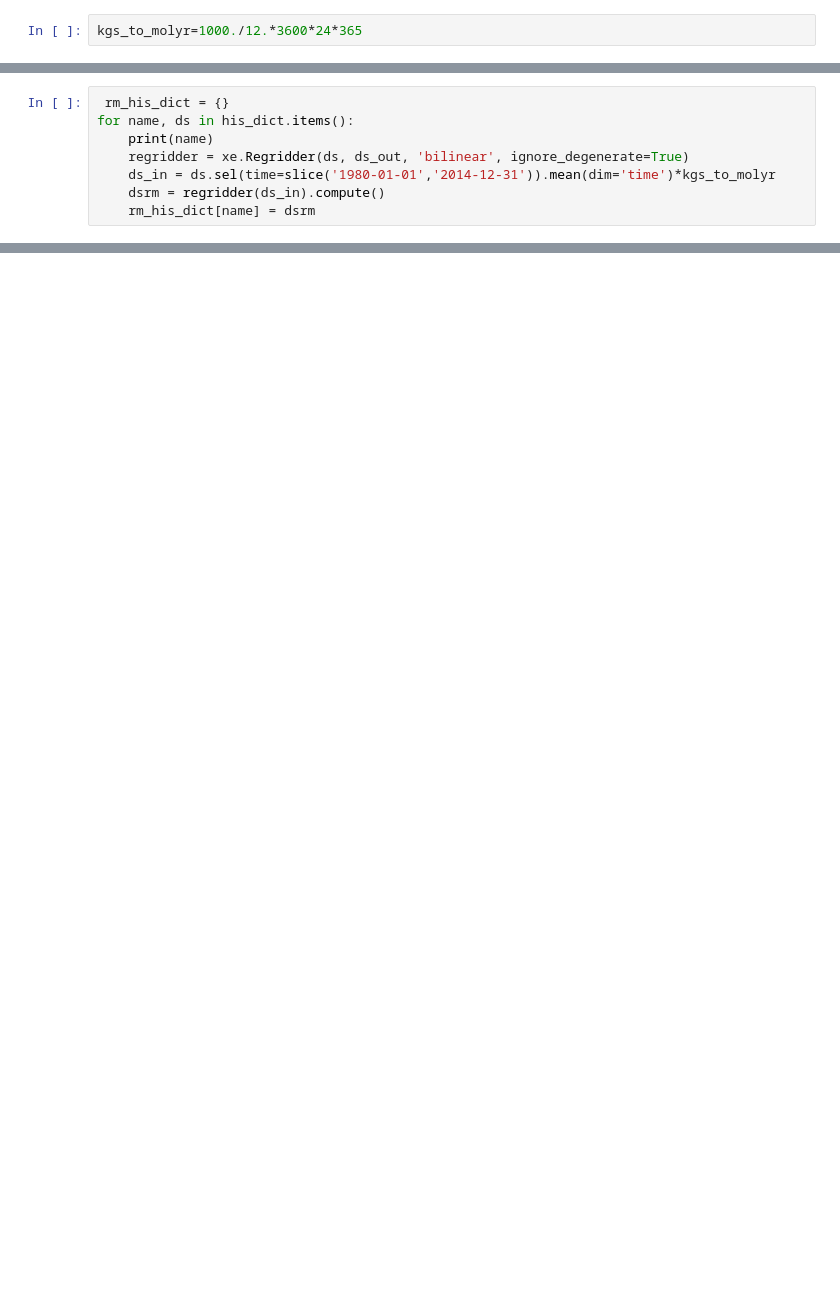
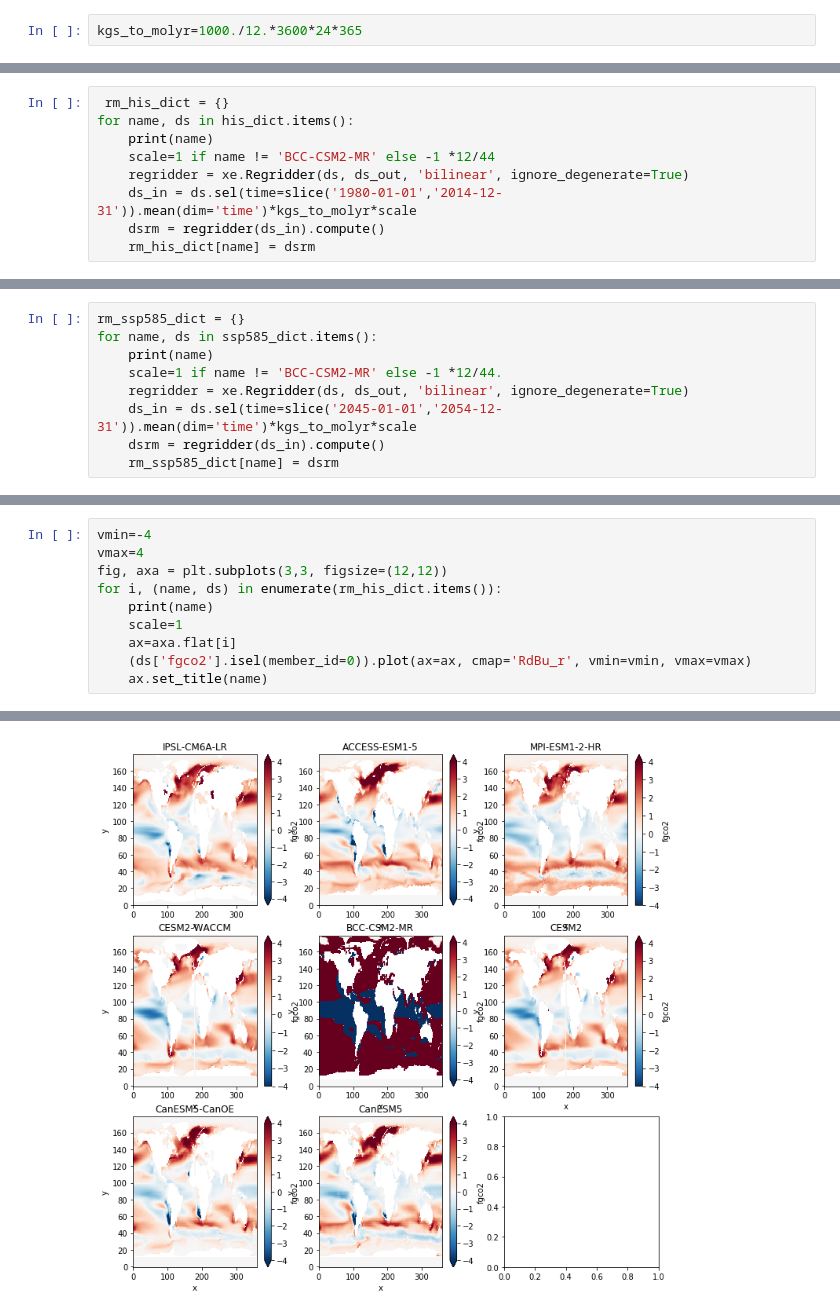
Before and after one commit to swartn/cmip6-test, a Jupyter notebook: cmip6_fgco2.ipynb, the cells around one changed output, grey strips where cells are left out. Cells and saved outputs as stored; diff of their text form; blank space fills up the shorter version.

```diff
--- a/cmip6_fgco2.ipynb
+++ b/cmip6_fgco2.ipynb
@@ -109,7 +168,8 @@ his_dict['ACCESS-ESM1-5']['fgco2']
  rm_his_dict = {}
 for name, ds in his_dict.items():
     print(name)
+    scale=1 if name != 'BCC-CSM2-MR' else -1 *12/44
     regridder = xe.Regridder(ds, ds_out, 'bilinear', ignore_degenerate=True)
-    ds_in = ds.sel(time=slice('1980-01-01','2014-12-31')).mean(dim='time')*kgs_to_molyr
+    ds_in = ds.sel(time=slice('1980-01-01','2014-12-31')).mean(dim='time')*kgs_to_molyr*scale
     dsrm = regridder(ds_in).compute()
     rm_his_dict[name] = dsrm
@@ -115,0 +209,9 @@ for name, ds in his_dict.items():
+# %%
+rm_ssp585_dict = {}
+for name, ds in ssp585_dict.items():
+    print(name)
+    scale=1 if name != 'BCC-CSM2-MR' else -1 *12/44.
+    regridder = xe.Regridder(ds, ds_out, 'bilinear', ignore_degenerate=True)
+    ds_in = ds.sel(time=slice('2045-01-01','2054-12-31')).mean(dim='time')*kgs_to_molyr*scale
+    dsrm = regridder(ds_in).compute()
+    rm_ssp585_dict[name] = dsrm
@@ -115,0 +251,11 @@ for name, ds in his_dict.items():
+# %%
+vmin=-4
+vmax=4
+fig, axa = plt.subplots(3,3, figsize=(12,12))
+for i, (name, ds) in enumerate(rm_his_dict.items()):
+    print(name)
+    scale=1
+    ax=axa.flat[i]
+    (ds['fgco2'].isel(member_id=0)).plot(ax=ax, cmap='RdBu_r', vmin=vmin, vmax=vmax)
+    ax.set_title(name)
+# %% [output]
@@ -116,2 +270,3 @@ for name, ds in his_dict.items():
+[figure, added]
 # %%
 fig, axa = plt.subplots(3,3, figsize=(12,12))
```
Also changed, not shown: parts of 24 cells of this notebook.
